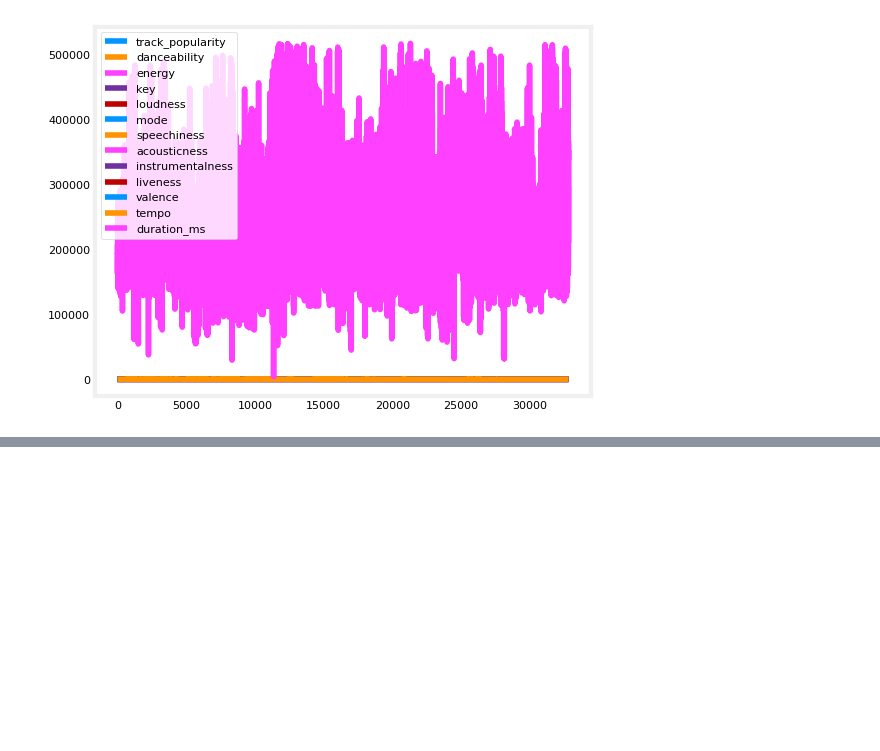
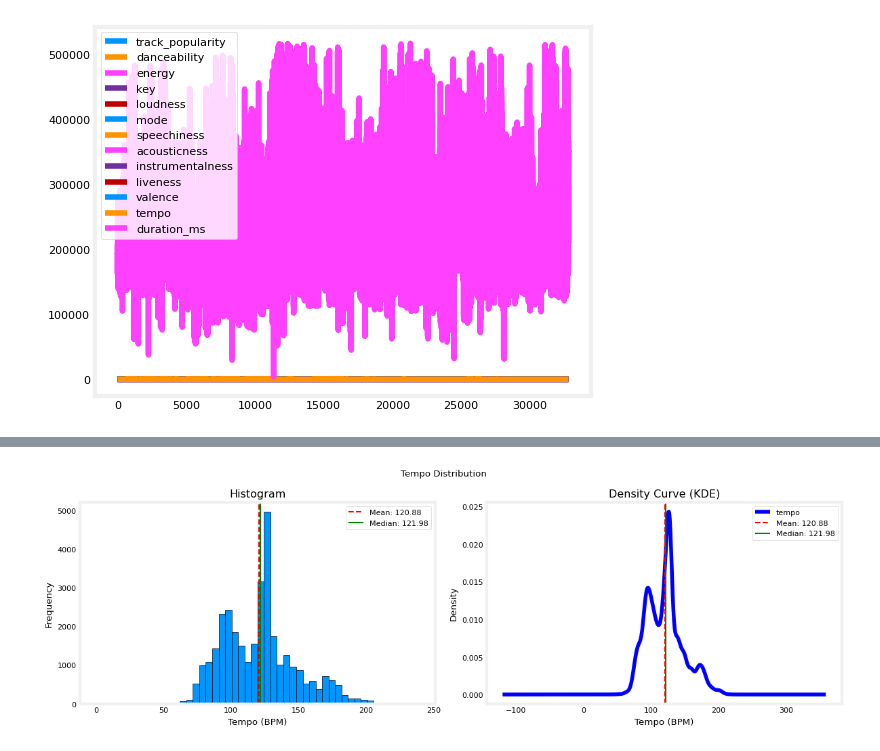
Before and after one commit to TempeHS/2026SE_MLOPSTask_Xavier.P, a Jupyter notebook: 2.Model_Development/2.1.Data_Wrangling/2.1.1.data_preview.ipynb, the cells around one changed output, grey strips where cells are left out. Saved outputs shown, nothing was run; the diff lists cells and outputs as text; code cells hidden in the pictures; blank space fills up the shorter version.

```diff
--- a/2.Model_Development/2.1.Data_Wrangling/2.1.1.data_preview.ipynb
+++ b/2.Model_Development/2.1.Data_Wrangling/2.1.1.data_preview.ipynb
@@ -132,3 +153,58 @@ KeyError: 'BMI'
+# %%
+# Detailed tempo distribution plot
+mean_tempo = data_frame["tempo"].mean()
+median_tempo = data_frame["tempo"].median()
+
+fig, axes = plt.subplots(1, 2, figsize=(12, 4))
+plt.suptitle("Tempo Distribution")
+
+# Histogram
+axes[0].hist(data_frame["tempo"], bins=50, edgecolor="black")
+axes[0].axvline(
+    mean_tempo,
+    color="red",
+    linestyle="--",
+    linewidth=1.5,
+    label=f"Mean: {mean_tempo:.2f}",
+)
+axes[0].axvline(
+    median_tempo,
+    color="green",
+    linestyle="-",
+    linewidth=1.5,
+    label=f"Median: {median_tempo:.2f}",
+)
+axes[0].set_title("Histogram")
+axes[0].set_xlabel("Tempo (BPM)")
+axes[0].set_ylabel("Frequency")
+axes[0].legend()
+
+# KDE (smooth curve) to better see the shape
+data_frame["tempo"].plot.kde(ax=axes[1], color="blue")
+axes[1].axvline(
+    mean_tempo,
+    color="red",
+    linestyle="--",
+    linewidth=1.5,
+    label=f"Mean: {mean_tempo:.2f}",
+)
+axes[1].axvline(
+    median_tempo,
+    color="green",
+    linestyle="-",
+    linewidth=1.5,
+    label=f"Median: {median_tempo:.2f}",
+)
+axes[1].set_title("Density Curve (KDE)")
+axes[1].set_xlabel("Tempo (BPM)")
+axes[1].set_ylabel("Density")
+axes[1].legend()
+
+plt.tight_layout()
+plt.savefig("tempo_distribution.png", dpi=150, bbox_inches="tight")
+plt.show()
+# %% [output]
+[figure, added]
 # %%
 # Scatter plot 2 columns to see the relationship
 plt.scatter(data_frame['BMI'], data_frame['Target'])
```
Also changed, not shown: parts of 2 cells of this notebook, 5 other files.
